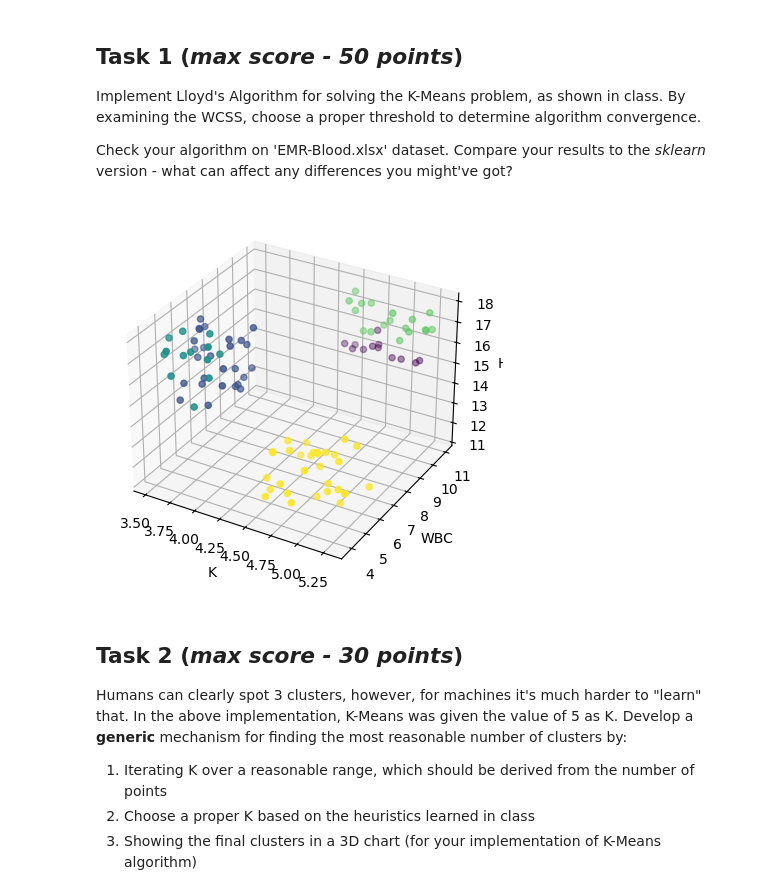
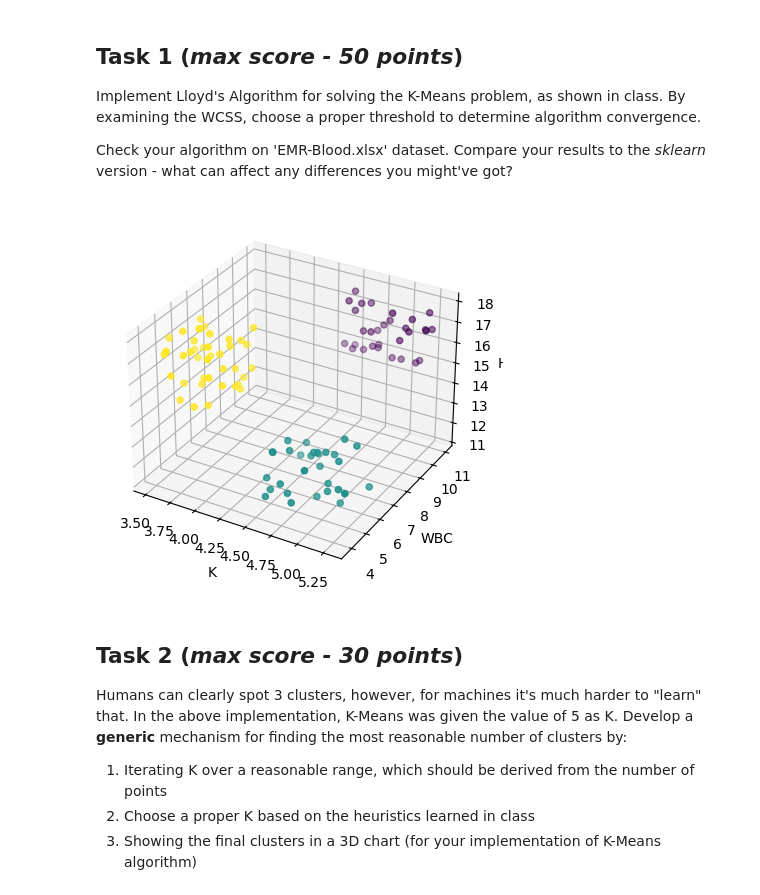
Before and after one commit to JaneAmi/YData_UL, a Jupyter notebook: HW1_clustering/UL_HW1_Clustering.ipynb, the cells around one changed output. Saved outputs shown, nothing was run; the diff lists cells and outputs as text; code cells hidden in the pictures.

```diff
--- a/HW1_clustering/UL_HW1_Clustering.ipynb
+++ b/HW1_clustering/UL_HW1_Clustering.ipynb
@@ -90,6 +90,8 @@ class k_means:
     def __init__(self, k):
         # assign number of clusters
         self.k = k
+        self.centroids = None
+        self.labels = None
 
     def fit(self, X):
         # randomly choose k examples as initial centroids
@@ -100,36 +102,45 @@ class k_means:
 
             dist = []
             for c in centroids:
-                dist.append(np.linalg.norm((X - c), axis=1))
-            dist = [x.reshape(len(x),1) for x in dist]
-            cl = np.argmin(np.hstack(dist), axis=1)
+                dist.append(np.linalg.norm((X - c), axis=1)**2)
+            self.dist = [x.reshape(len(x),1) for x in dist]
+            cl = np.argmin(np.hstack(self.dist), axis=1)
             cl_tab = np.hstack([X, cl.reshape(len(cl),1)])
+            self.labels = cl
 
             for nc in range(self.k):
                 clusters[nc] = cl_tab[cl_tab[:, -1] == nc][:,:-1]
 
             # compute k new centroids by averaging examples in each cluster
             new_centroids = []
             for m in clusters:
                 if len(m.shape) > 1:
                     new_centroids.append(m.mean(axis=0))
                 else:
                     new_centroids.append(m)
 
             new_centroids = np.vstack(new_centroids)
 
             # break if centroids don't change
             if np.array_equal(new_centroids, centroids):
                 self.clusters = clusters
                 self.centroids = centroids
                 break
 
             centroids = new_centroids
 
     def predict(self, X):
         dist = []
         for c in self.centroids:
-            dist.append(np.linalg.norm((X - c), axis=1))
+            dist.append(np.linalg.norm((X - c), axis=1)**2)
         dist = [x.reshape(len(x),1) for x in dist]
         cl = np.argmin(np.hstack(dist), axis=1)
         return cl
+
+
+n_km_est = k_means(3)
+n_km_est.fit(EMR3d1)
+y_pred_nkm = n_km_est.predict(EMR3d1)
+make_chart(EMR3d1, y_pred_nkm, variables1)
+# %% [output]
+[figure, added]
@@ -140,7 +147,3 @@ y_pred_KMeans2 = n_km_est.predict(EMR3d1)
-# %%
-make_chart(EMR3d1, y_pred_KMeans2, variables1)
-# %% [output]
-[figure, removed]
 # %% [markdown]
 ## Task 2 (_max score - 30 points_)
 
```
Also changed, not shown: parts of 8 cells of this notebook.
